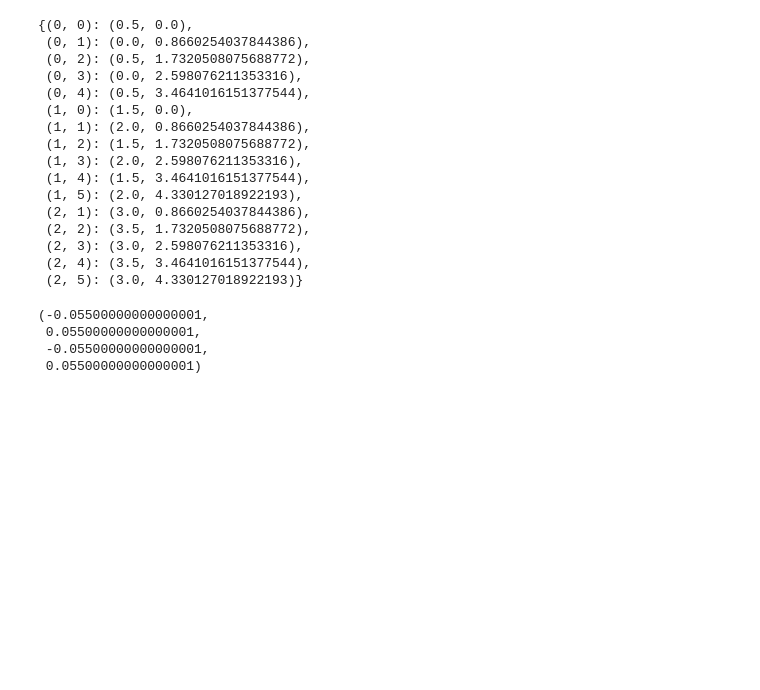
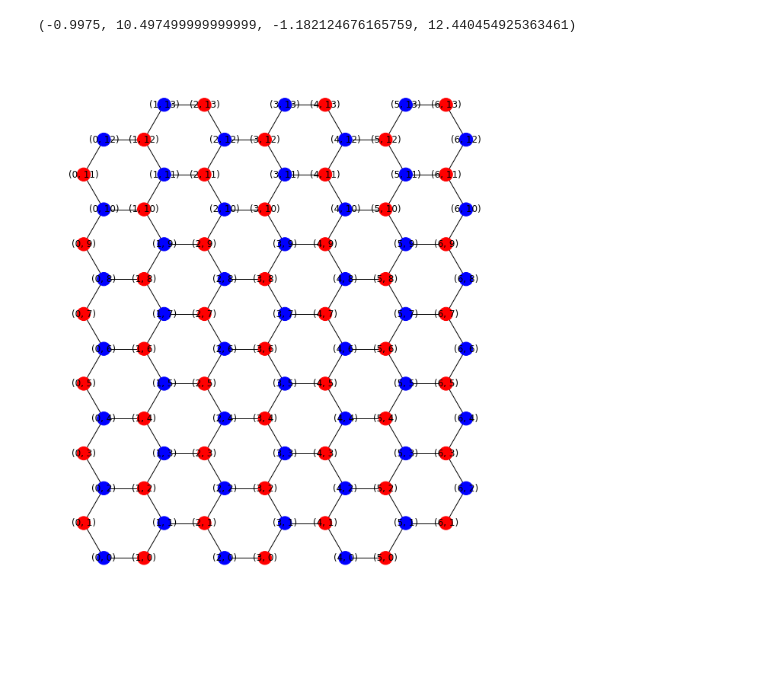
Before and after one commit to Wronsmin/Quantum-Computing, a Jupyter notebook: source/Hubbard/exagonal_graph.ipynb, the cells around one changed output. Saved outputs shown, nothing was run; the diff lists cells and outputs as text; code cells hidden in the pictures; blank space fills up the shorter version.

Commit message:
Hubbard Graph Completed

```diff
--- a/source/Hubbard/exagonal_graph.ipynb
+++ b/source/Hubbard/exagonal_graph.ipynb
@@ -11,45 +6,44 @@ node_labels = np.array(G.nodes)
-# %%
-n_nodes = len(G.nodes)
-
-color = []
-
-for i in range(16):
-    if i % 2 == 0:
-        color.append('b')
-    else:
-        color.append('r')
-# %%
-pos
-# %% [output]
-{(0, 0): (0.5, 0.0),
- (0, 1): (0.0, 0.8660254037844386),
- (0, 2): (0.5, 1.7320508075688772),
- (0, 3): (0.0, 2.598076211353316),
- (0, 4): (0.5, 3.4641016151377544),
- (1, 0): (1.5, 0.0),
- (1, 1): (2.0, 0.8660254037844386),
- (1, 2): (1.5, 1.7320508075688772),
- (1, 3): (2.0, 2.598076211353316),
- (1, 4): (1.5, 3.4641016151377544),
- (1, 5): (2.0, 4.330127018922193),
- (2, 1): (3.0, 0.8660254037844386),
- (2, 2): (3.5, 1.7320508075688772),
- (2, 3): (3.0, 2.598076211353316),
- (2, 4): (3.5, 3.4641016151377544),
- (2, 5): (3.0, 4.330127018922193)}
 # %%
+m = n = 6
+rows = int(m * 2)
+cols = n + 1
+
+G = nx.hexagonal_lattice_graph(m, n, periodic=0)
+pos = nx.get_node_attributes(G, 'pos')
 labels = {}
 
 for i, node in enumerate(G.nodes):
     labels[node] = i
+# %%
+color = []
+R_Group = []
+B_Group = []
+
+for node in G.nodes:
+    i, j = node
+    if i % 2 == 0:
+        if j % 2 == 0:
+            color.append('b')
+            B_Group.append(node)
+        else:
+            color.append('r')
+            R_Group.append(node)
+    else:
+        if j % 2 == 0:
+            color.append('r')
+            R_Group.append(node)
+        else:
+            color.append('b')
+            B_Group.append(node)
 # %%
-nx.draw_networkx_labels(G, pos=pos, labels=labels)
+plt.figure(figsize=(10,10))
+nx.draw(G, pos=pos, with_labels=True, node_color=color[:])
+#nx.draw(G, pos=pos, node_color=color[:])
+plt.axis('scaled');
+#nx.draw_networkx_labels(G, pos=pos, labels=labels)
 plt.axis('scaled')
 plt.tight_layout()
 plt.axis("off")
 # %% [output]
-(-0.05500000000000001,
- 0.05500000000000001,
- -0.05500000000000001,
- 0.05500000000000001)
+(-0.9975, 10.497499999999999, -1.182124676165759, 12.440454925363461)
-[figure, old version]
+[figure, new version]
```
Also changed, not shown: parts of 6 cells of this notebook.
